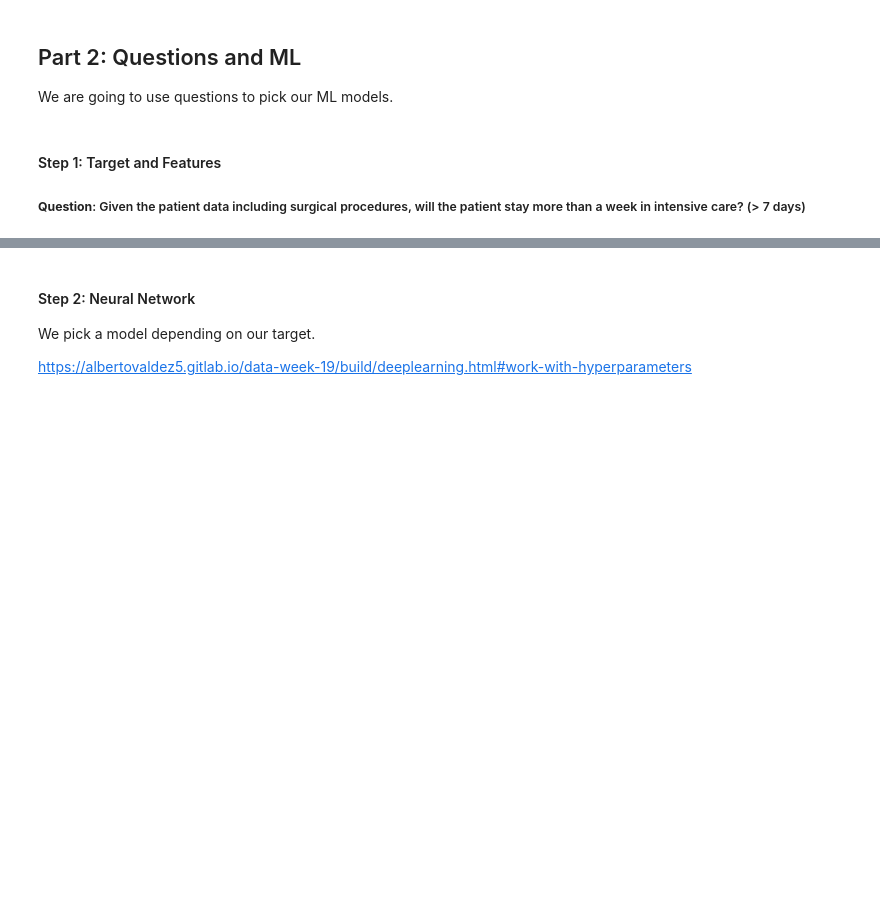
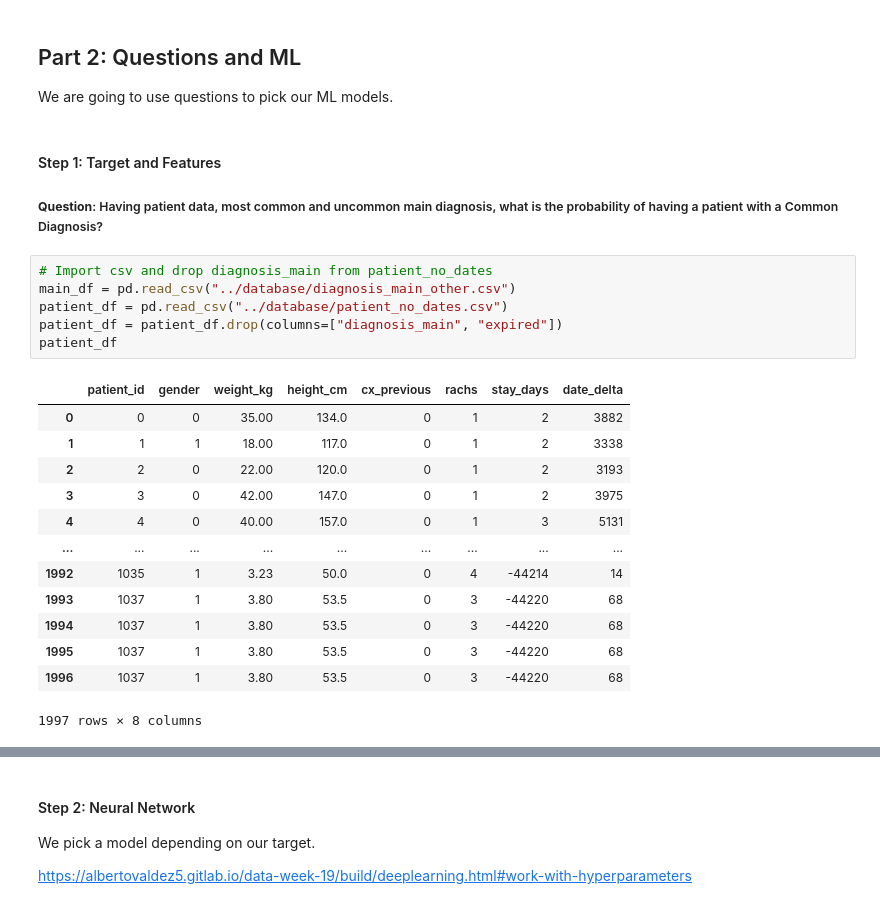
Before and after one commit to DanielaSotoSainz/final_project, a Jupyter notebook: machine_learning/ml_diagnosis_main.ipynb, the cells around one changed output, grey strips where cells are left out. Drawn from its saved outputs; the diff is of its cells as text; blank space fills up the shorter version.

Commit message:
new cleaning data clean3

```diff
--- a/machine_learning/ml_diagnosis_main.ipynb
+++ b/machine_learning/ml_diagnosis_main.ipynb
@@ -184,7 +202,27 @@ After merging (1003, 180)
 ## Part 2: Questions and ML
 
 We are going to use questions to pick our ML models.
-# %% [markdown]
-#### Step 1: Target and Features
-
-##### **Question**: Given the patient data including surgical procedures, will the patient stay more than a week in intensive care? (> 7 days)
+# %% [markdown]
+#### Step 1: Target and Features
+
+##### **Question**: Having patient data, most common and uncommon main diagnosis, what is the probability of having a patient with a Common Diagnosis?
+# %%
+# Import csv and drop diagnosis_main from patient_no_dates
+main_df = pd.read_csv("../database/diagnosis_main_other.csv")
+patient_df = pd.read_csv("../database/patient_no_dates.csv")
+patient_df = patient_df.drop(columns=["diagnosis_main", "expired"])
+patient_df
+# %% [output]
+|  | patient_id | gender | weight_kg | height_cm | cx_previous | rachs | stay_days | date_delta |
+| 0 | 0 | 0 | 35.00 | 134.0 | 0 | 1 | 2 | 3882 |
+| 1 | 1 | 1 | 18.00 | 117.0 | 0 | 1 | 2 | 3338 |
+| 2 | 2 | 0 | 22.00 | 120.0 | 0 | 1 | 2 | 3193 |
+| 3 | 3 | 0 | 42.00 | 147.0 | 0 | 1 | 2 | 3975 |
+| 4 | 4 | 0 | 40.00 | 157.0 | 0 | 1 | 3 | 5131 |
+| ... | ... | ... | ... | ... | ... | ... | ... | ... |
+| 1992 | 1035 | 1 | 3.23 | 50.0 | 0 | 4 | -44214 | 14 |
+| 1993 | 1037 | 1 | 3.80 | 53.5 | 0 | 3 | -44220 | 68 |
+| 1994 | 1037 | 1 | 3.80 | 53.5 | 0 | 3 | -44220 | 68 |
+| 1995 | 1037 | 1 | 3.80 | 53.5 | 0 | 3 | -44220 | 68 |
+| 1996 | 1037 | 1 | 3.80 | 53.5 | 0 | 3 | -44220 | 68 |
+1997 rows × 8 columns
```
Also changed, not shown: parts of 11 cells of this notebook, 11 other files.
